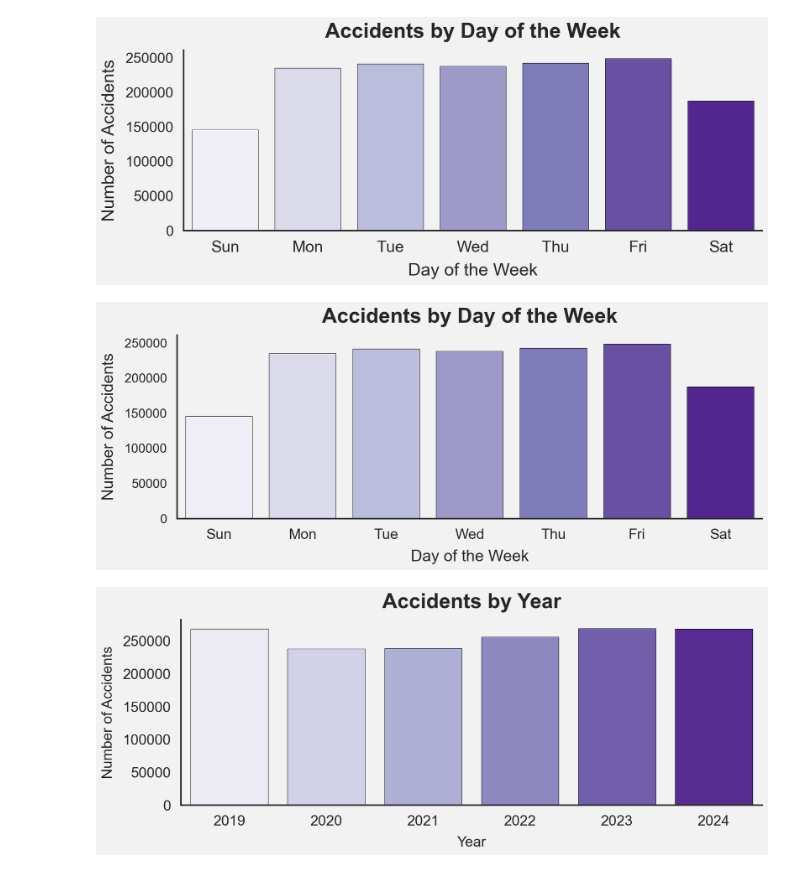
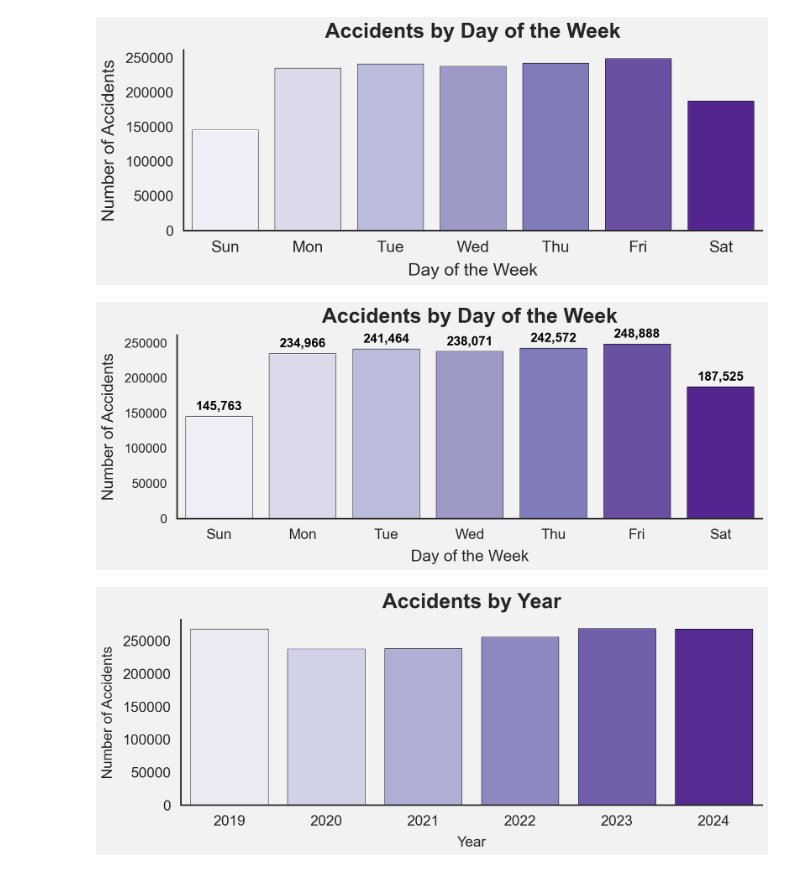
Before and after one commit to HumbleHominid/urban-mobility-risk-analysis, a Jupyter notebook: src/Summary.ipynb, the cells around one changed output. Cells and saved outputs as stored; diff of their text form; code cells hidden in the pictures.

```diff
--- a/src/Summary.ipynb
+++ b/src/Summary.ipynb
@@ -43,7 +47,7 @@ import pandas as pd
 import os
 
 df_States = pd.read_csv(
-    "/Users/gazizajanabayeva/Documents/Data-analytics/urban-mobility-risk-analysis/src/ULAND_Inhabitants.csv",
+    os.path.join("data", "ULAND_Inhabitants.csv"),
     sep=";"
 )
 
@@ -60,5 +64,5 @@ df_States.head()
 # %%
-YEARS = [2020, 2021, 2022, 2023, 2024]
+YEARS = [2019, 2020, 2021, 2022, 2023, 2024]
 df_dict = fd.get_dfs(YEARS)
 df = pd.concat(df_dict.values())
 city_info = fd.get_city_info()
@@ -511,6 +514,8 @@ df_cities_total.head(20)
 | 259 | Bonn | 4299 | 623 | 12 | 4934 | 608 | 2262 | 486 | 3270 | 107 | ... |
 | 534 | Freiburg im Breisgau | 4249 | 630 | 21 | 4900 | 384 | 2940 | 513 | 2933 | 152 | ... |
 # %%
+df = df[(df["UJAHR"] >= 2020) & (df["UJAHR"] <= 2024)]
+
 df_counts = df.groupby("ULAND").size().reset_index(name="AccidentCount")
 df_accident_per_population = df_States.merge(df_counts, on="ULAND", how="left")
 df_accident_per_population["AccidentCount"] = (
@@ -990,34 +894,44 @@ sns.set_context("talk")          # larger fonts for presentation
 fig, ax = plt.subplots(figsize=(12, 5), dpi=150)
 
 # --- Consistent grey background ---
 grey_bg = "#f2f2f2"  # slightly darker than f2f2f2, for more contrast
 ax.set_facecolor(grey_bg)       # plot background
 fig.patch.set_facecolor(grey_bg)  # figure background
 
 # --- Bars ---
 palette = sns.color_palette("Purples", n_colors=7)
 ax.bar(days, counts.values, color=palette, edgecolor='black', linewidth=0.5)
 
 # --- Titles & labels ---
 ax.set_title('Accidents by Day of the Week', fontsize=26, fontweight='bold', pad=15)
 ax.set_xlabel('Day of the Week', fontsize=20, labelpad=10)
 ax.set_ylabel('Number of Accidents', fontsize=20, labelpad=10)
 
 # --- Ticks ---
 ax.set_xticks(days)
 ax.set_xticklabels(day_labels)
 ax.tick_params(axis='x', labelsize=18)
 ax.tick_params(axis='y', labelsize=16)
 ax.set_xlim(0.5, 7.5)
 
 # --- Grid & spines ---
 ax.grid(False)
 sns.despine(ax=ax, left=False, right=True, top=True)
 
+# --- Add number labels above each bar ---
+for x, y in zip(days, counts.values):
+    ax.text(
+        x, y + (max(counts.values) * 0.02),  # a bit above the bar
+        f"{int(y):,}",                       # format number (e.g., 250,000)
+        ha='center', va='bottom',
+        fontsize=16, fontweight='bold', color='black'
+    )
+
+
 plt.tight_layout()
 plt.show()
 # %% [output]
-[figure, old version]
+[figure, new version]
 # %%
 import matplotlib.pyplot as plt
 import seaborn as sns
```
Also changed, not shown: parts of 9 cells of this notebook, 5 other files.
